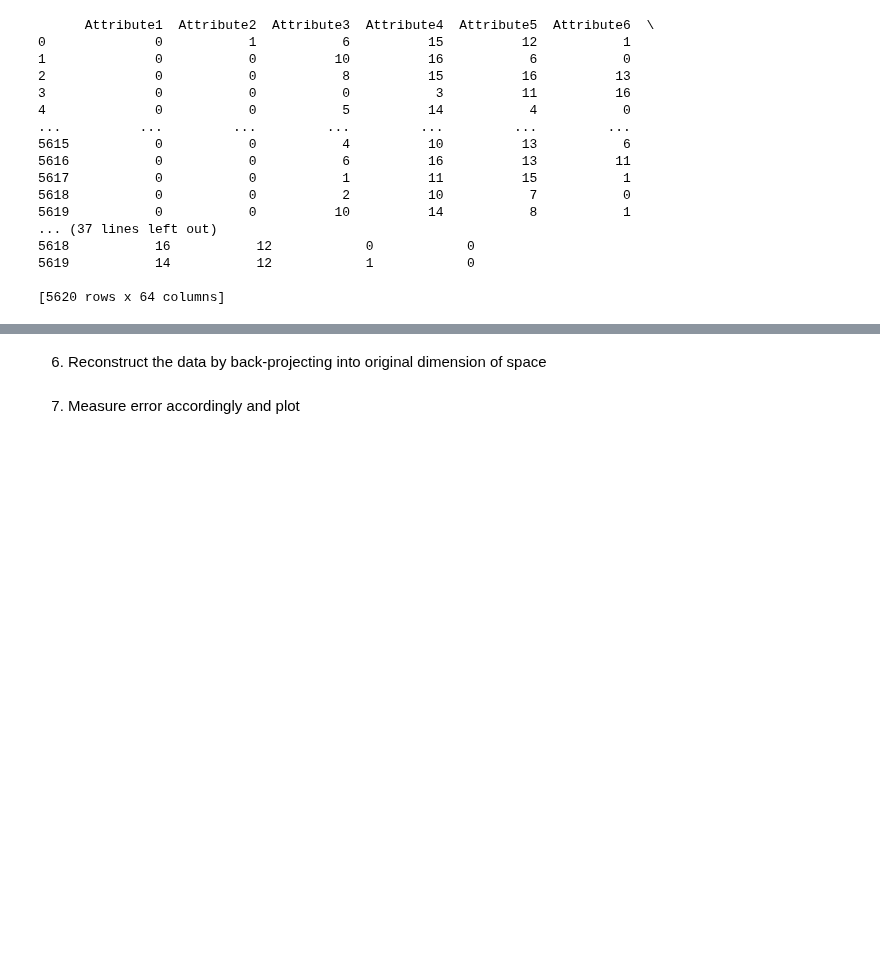
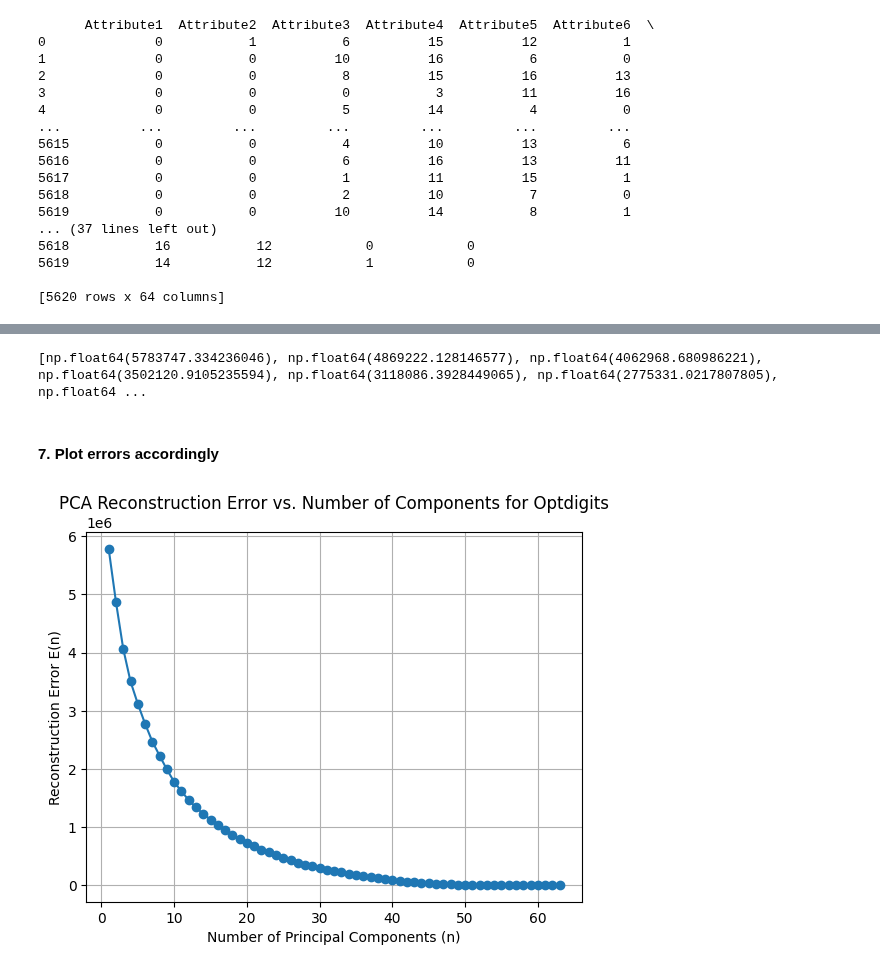
Before and after one commit to michaelghuang19/EN.625.740.81, a Jupyter notebook: Module 4/problem_3_optdigits_pca.ipynb, the cells around one changed output, grey strips where cells are left out. Cells and saved outputs as stored; diff of their text form; code cells hidden in the pictures; blank space fills up the shorter version.

```diff
--- a/Module 4/problem_3_optdigits_pca.ipynb
+++ b/Module 4/problem_3_optdigits_pca.ipynb
@@ -51,0 +76,4 @@ X = X_df.to_numpy()
+# %%
+# rowvar=False since our variables here are as columns
+cov_matrix = np.cov(X_normalized, rowvar=False)
+print(cov_matrix)
@@ -53,0 +96,4 @@ X = X_df.to_numpy()
+# %%
+eigenvalues, eigenvectors = np.linalg.eigh(cov_matrix)
+print(f"{eigenvalues=}")
+print(f"{eigenvectors=}")
@@ -56,3 +120,10 @@ X = X_df.to_numpy()
 # %%
-len(X)
+# idx to use to sort both eigenvalues and eigenvectors
+sorted_eigenvalues_idx = np.argsort(eigenvalues)[::-1]
+print(f"{sorted_eigenvalues_idx=}")
+
+eigenvalues_sorted = eigenvalues[sorted_eigenvalues_idx]
+eigenvectors_sorted = eigenvectors[:, sorted_eigenvalues_idx]
+print(f"{eigenvalues_sorted=}")
+print(f"{eigenvectors_sorted=}")
 # %% [output]
@@ -62,4 +152,19 @@ len(X)
-# %% [markdown]
-6. Reconstruct the data by back-projecting into original dimension of space
+# %%
+# For completeness, we might as well try for all possible values of n
+
+errors = [calculate_error_for_n(X, X_normalized, eigenvectors_sorted, mu, n) for n in range(1, X.shape[1])]
+print(errors)
+# %% [output]
+[np.float64(5783747.334236046), np.float64(4869222.128146577), np.float64(4062968.680986221), np.float64(3502120.9105235594), np.float64(3118086.3928449065), np.float64(2775331.0217807805), np.float64 ...
 # %% [markdown]
-7. Measure error accordingly and plot
+#### 7. Plot errors accordingly
+# %%
+plt.plot(range(1, X.shape[1]), errors, "-o")
+plt.xlabel("Number of Principal Components (n)")
+plt.ylabel("Reconstruction Error E(n)")
+plt.title("PCA Reconstruction Error vs. Number of Components for Optdigits")
+plt.grid(True)
+plt.savefig("3_graph.png")
+plt.show()
+# %% [output]
+[figure, added]
```
Also changed, not shown: parts of 10 cells of this notebook, 3 other files.
